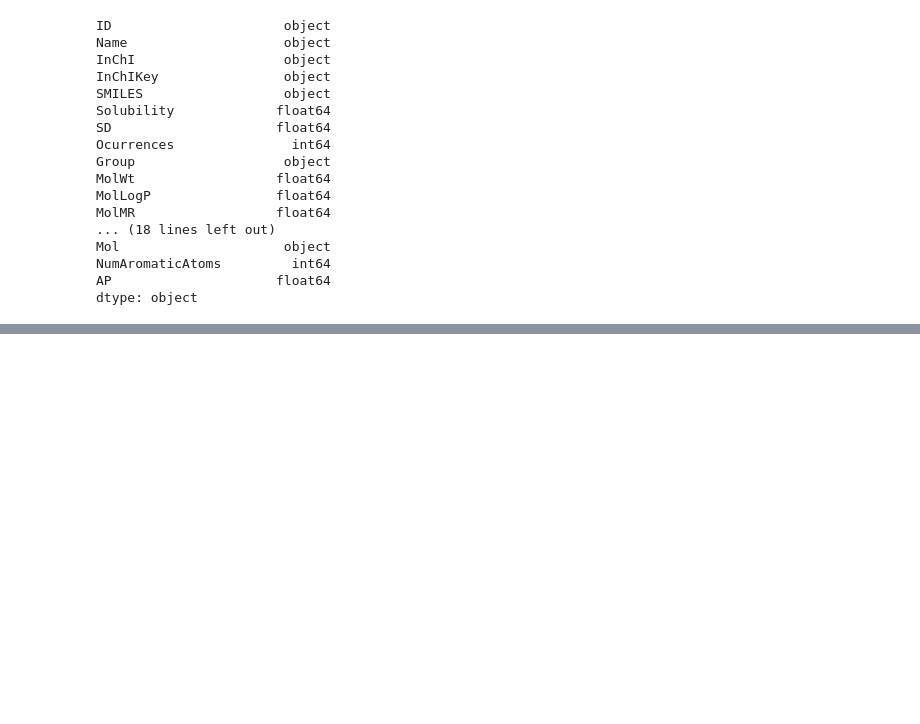
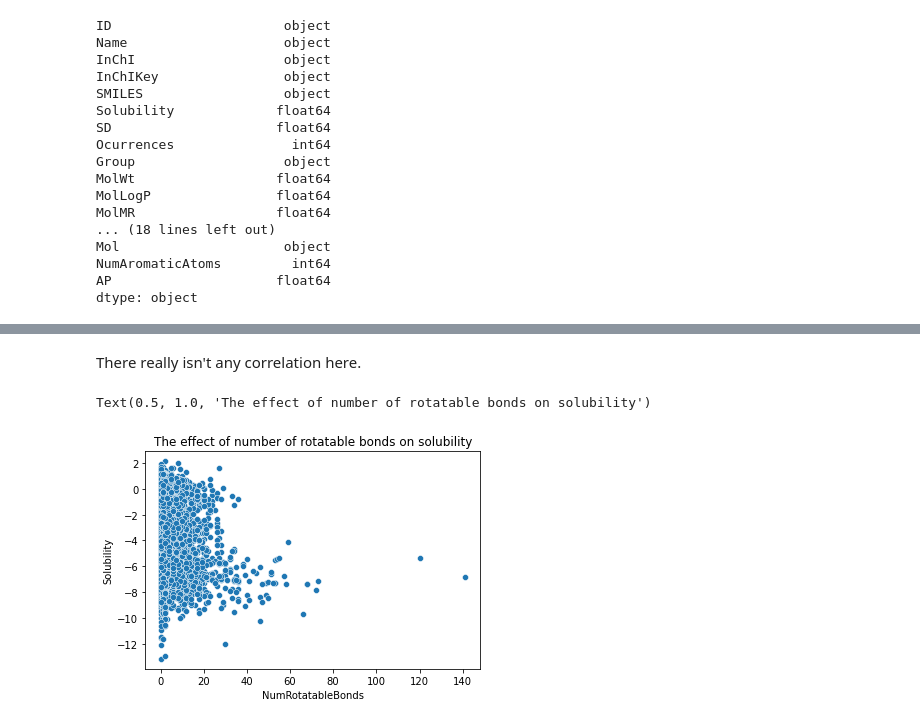
Before and after one commit to ayap20/CHEM6090_Project, a Jupyter notebook: dataset_curation.ipynb, the cells around one changed output, grey strips where cells are left out. Drawn from its saved outputs; the diff is of its cells as text; code cells hidden in the pictures; blank space fills up the shorter version.

```diff
--- a/dataset_curation.ipynb
+++ b/dataset_curation.ipynb
@@ -211,0 +220,8 @@ aqsoldb.to_csv('curated_aqsoldb.csv', index=False)
+# %% [markdown]
+There really isn't any correlation here.
+# %%
+# Solubility vs NumRotatableBonds
+sns.scatterplot(data=aqsoldb, x='NumRotatableBonds', y='Solubility').set_title('The effect of number of rotatable bonds on solubility')
+# %% [output]
+Text(0.5, 1.0, 'The effect of number of rotatable bonds on solubility')
+[figure, added]
```
Also changed, not shown: parts of 7 cells of this notebook, 2 other files.
